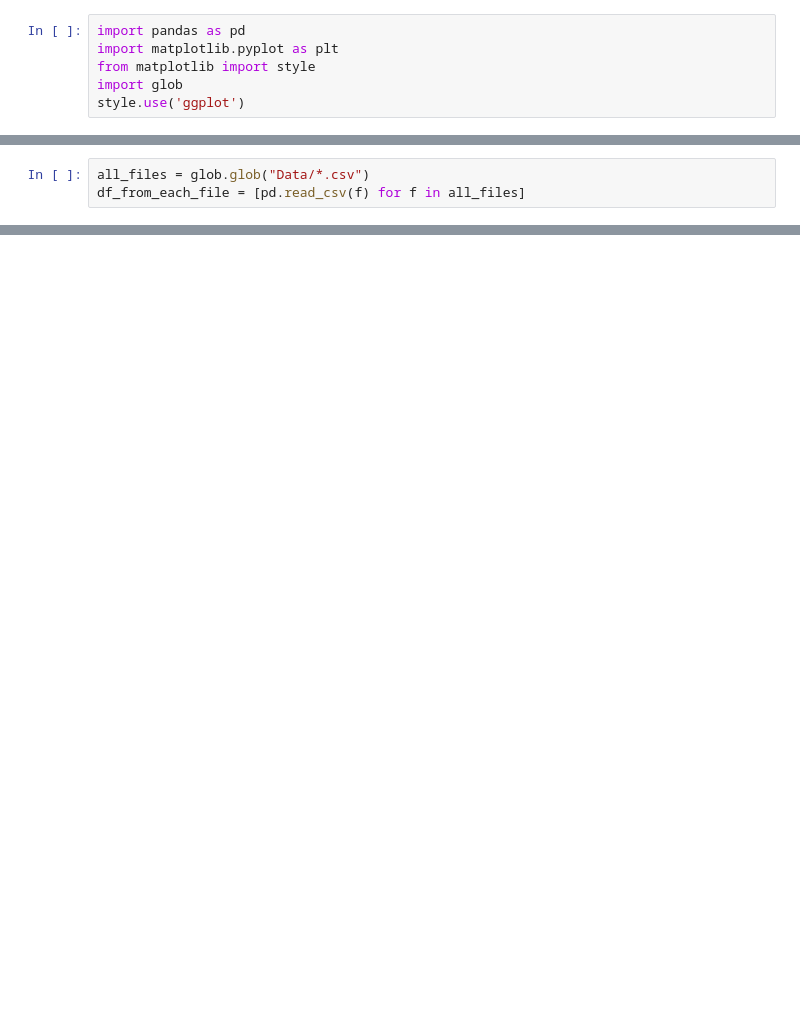
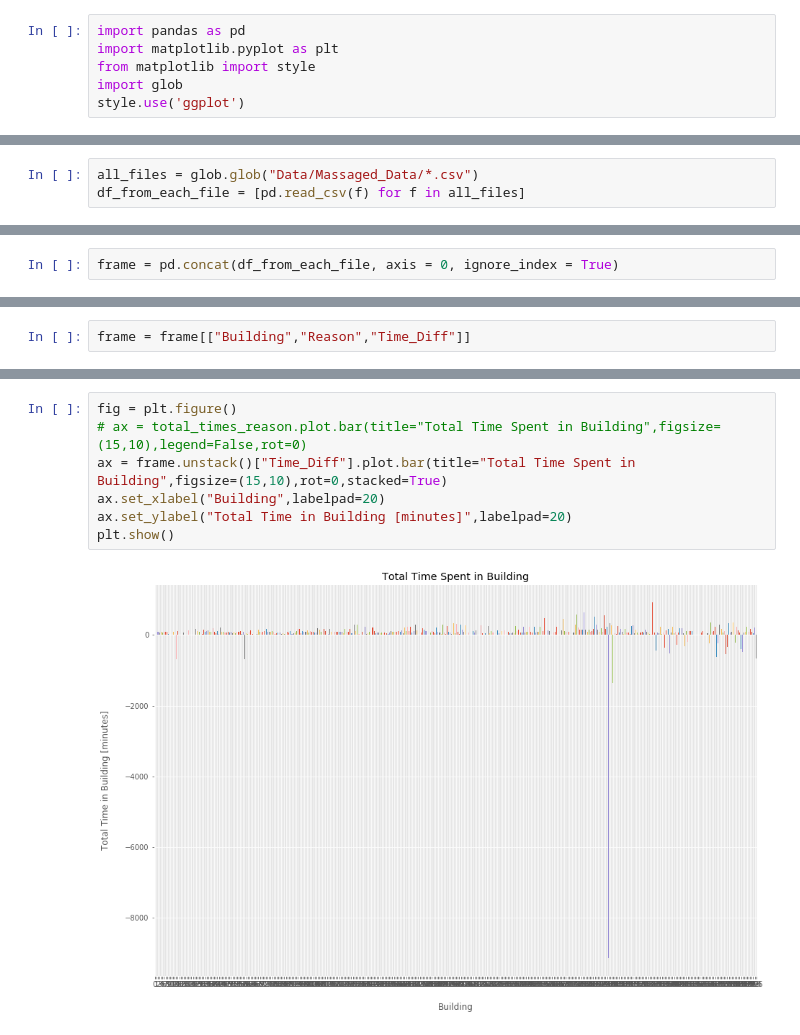
Before and after one commit to eparrish64/csci627-project00-eparrish64, a Jupyter notebook: Project00_Phase2.ipynb, the cells around one changed output, grey strips where cells are left out. Saved outputs shown, nothing was run; the diff lists cells and outputs as text; blank space fills up the shorter version.

Commit message:
Adding massaged data

```diff
--- a/Project00_Phase2.ipynb
+++ b/Project00_Phase2.ipynb
@@ -7,3 +132,3 @@ style.use('ggplot')
 # %%
-all_files = glob.glob("Data/*.csv")
+all_files = glob.glob("Data/Massaged_Data/*.csv")
 df_from_each_file = [pd.read_csv(f) for f in all_files]
@@ -24,0 +139,2 @@ df_from_each_file[1]
+# %%
+frame = pd.concat(df_from_each_file, axis = 0, ignore_index = True)
@@ -24,0 +159,2 @@ df_from_each_file[1]
+# %%
+frame = frame[["Building","Reason","Time_Diff"]]
@@ -24,0 +173,9 @@ df_from_each_file[1]
+# %%
+fig = plt.figure()
+# ax = total_times_reason.plot.bar(title="Total Time Spent in Building",figsize=(15,10),legend=False,rot=0)
+ax = frame.unstack()["Time_Diff"].plot.bar(title="Total Time Spent in Building",figsize=(15,10),rot=0,stacked=True)
+ax.set_xlabel("Building",labelpad=20)
+ax.set_ylabel("Total Time in Building [minutes]",labelpad=20)
+plt.show()
+# %% [output]
+[figure, added]
```
Also changed, not shown: parts of 23 cells of this notebook, 24 other files.
